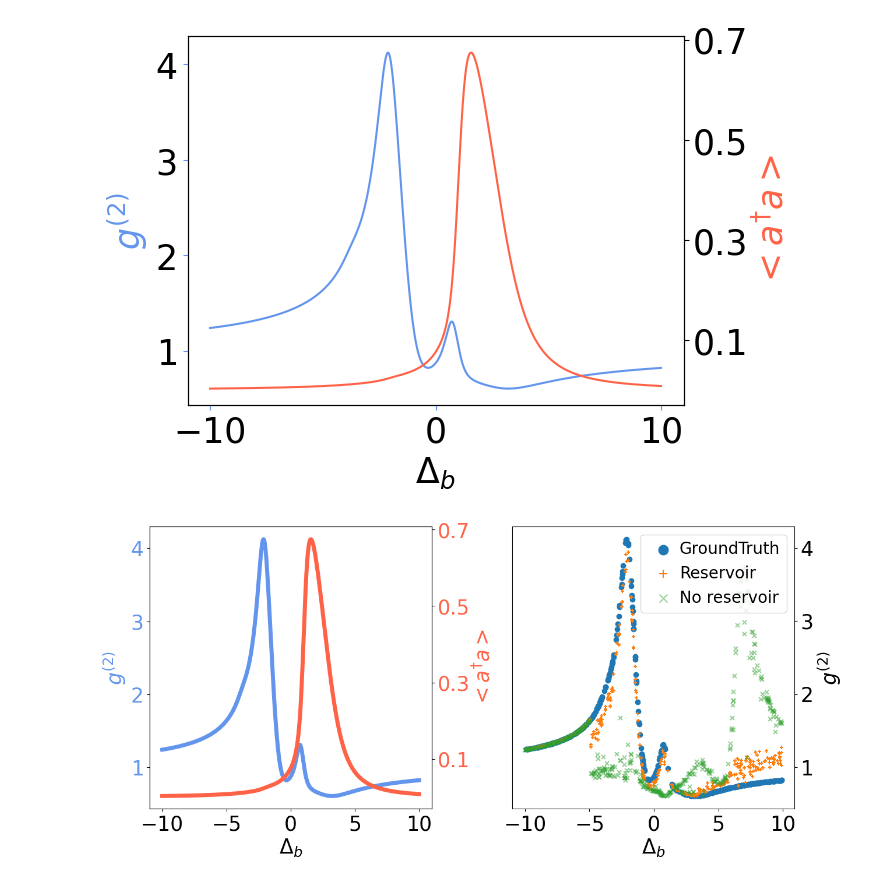
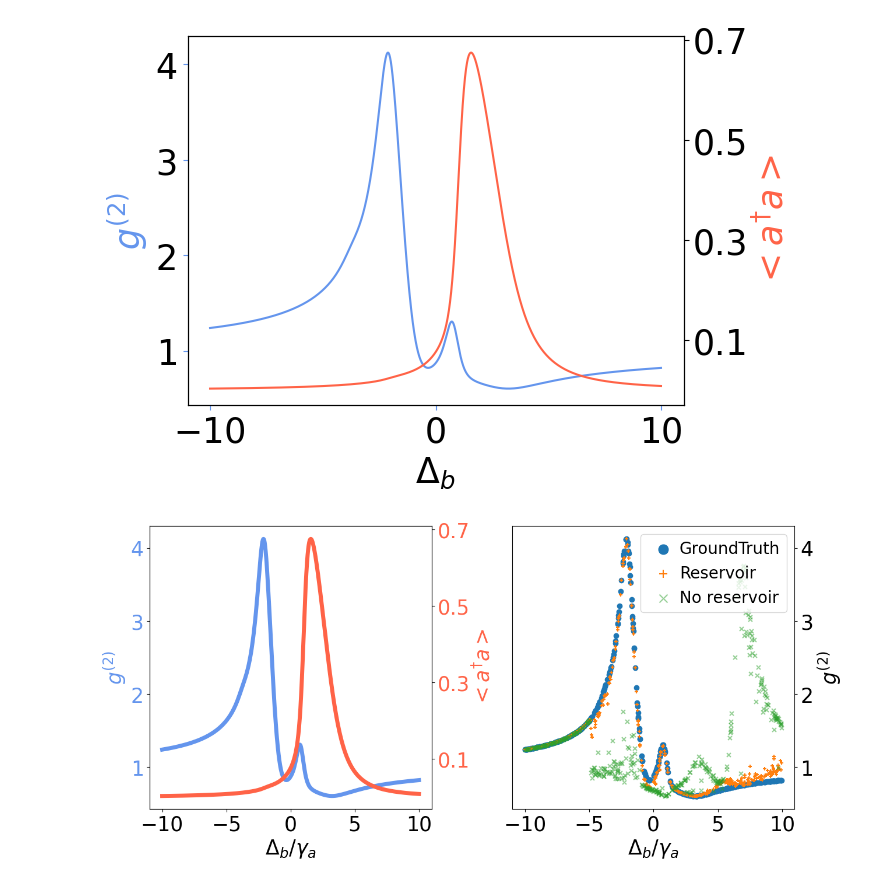
Before and after one commit to kdg930202/Polariton_neural_network, a Jupyter notebook: case3_reservoir_random_forest.ipynb, the cells around one changed output. Cells and saved outputs as stored; diff of their text form; code cells hidden in the pictures.

```diff
--- a/case3_reservoir_random_forest.ipynb
+++ b/case3_reservoir_random_forest.ipynb
@@ -138,7 +138,8 @@ np.shape(Y_train_g2_c)
 # %% [output]
 (7600, 1)
 # %%
-regressor = RandomForestRegressor(n_estimators=100)
+# regressor = RandomForestRegressor(n_estimators=100)
+regressor = ExtraTreesRegressor()
 regressor.fit(X_train_c3_ex, Y_train_g2)
 Y_predict_RFR = regressor.predict(X_test_c3_ex)
 # s1=regressor.score(X_train_c3_ex, Y_train_g2)
@@ -186,40 +184,40 @@ axs[0].tick_params(axis ='x',labelsize=font_size)
 axs[0].plot(Delta_extended, g2_case3_extended, color='cornflowerblue',linewidth=5)
 axs[0].set_yticks([1,2,3,4])
 axs[0].set_xticks([-10,-5,0,5,10])
-axs[0].set_xlabel('$\Delta_{b}$',fontsize=font_size)
+axs[0].set_xlabel('$\Delta_{b}/\gamma_a$',fontsize=font_size)
 axs[0].set_ylabel('$g^{(2)}$',fontsize=font_size, color='cornflowerblue')
 t = axs[0].twinx()
 t.tick_params(axis ='y', labelcolor = 'tomato',labelsize=font_size)
 t.plot(Delta_extended, nn_classic, color='tomato',linewidth=5)
 t.set_yticks([0.1,0.3,0.5,0.7])
 t.set_ylabel('$<a^{\dagger}a>$',fontsize=font_size, color='tomato')
 axs[0].set_box_aspect(1)
 
 
 axs[1].set_ylabel('$g^{(2)}$',fontsize=font_size)
-axs[1].set_xlabel('$\Delta_{b}$',fontsize=font_size)
+axs[1].set_xlabel('$\Delta_{b}/\gamma_a$',fontsize=font_size)
 axs[1].scatter(Y_test_r, Y_test_g2,label = 'GroundTruth')
 axs[1].scatter(Y_test_r, Y_predict_RFR,marker="+",s=25,label = 'Reservoir')
 axs[1].scatter(Y_test_r_c, Y_predict_RFR_classic,marker="x",s=25,label = 'No reservoir', alpha=0.5)
 axs[1].tick_params(labelsize=font_size)
 axs[1].set_xticks([-10,-5,0,5,10])
 axs[1].set_box_aspect(1)
 axs[1].yaxis.set_label_position("right")
 axs[1].yaxis.tick_right()
 axs[1].legend(fontsize=20,markerscale=2,handletextpad=0.001, loc=1)
 # axs[1].tick_params(axis ='y', labelcolor = 'g')
 # axs[1].twinx().tick_params(axis ='y', labelcolor = 'b')
 
 
 # axs[1,0].tick_params(axis ='y', labelcolor = 'g')
 # axs[1,0].twinx().tick_params(axis ='y', labelcolor = 'b')
 
 # axs[1,1].tick_params(axis ='y', labelcolor = 'g')
 # axs[1,1].twinx().tick_params(axis ='y', labelcolor = 'b')
 
 
 # fig.supylabel('Green label', color='g')
 plt.tight_layout()
 # %% [output]
-[figure, old version]
+[figure, new version]
 # %%
```
Also changed, not shown: parts of 4 cells of this notebook, 2 other files.
